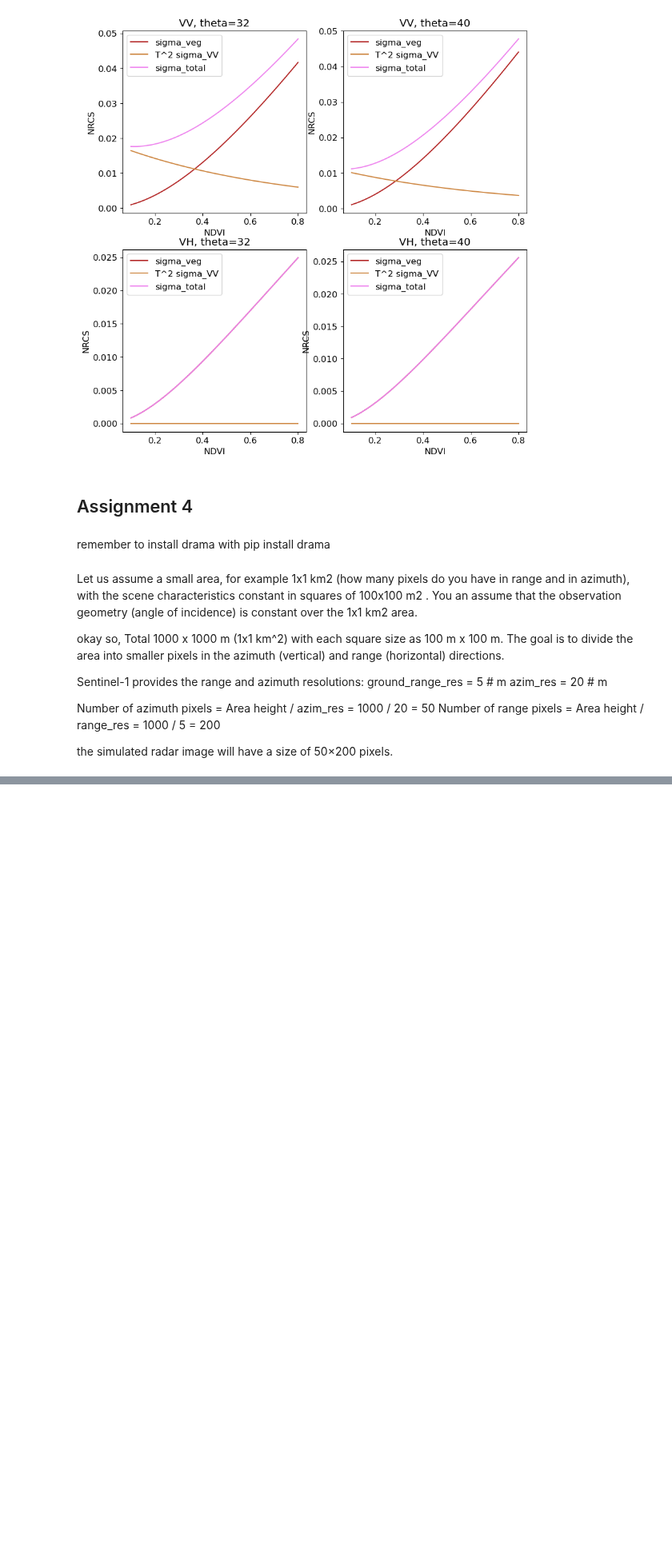
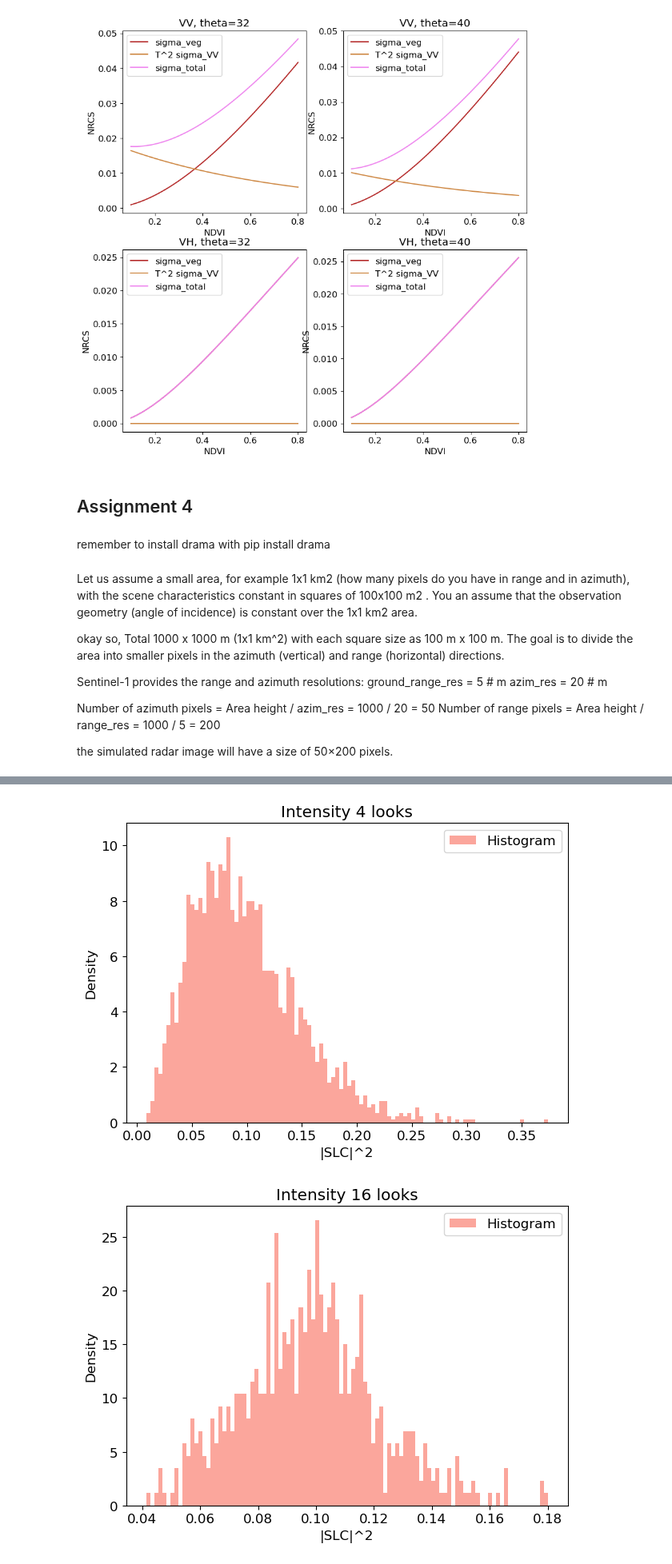
Before and after one commit to debnovalina/PPESO-Practical, a Jupyter notebook: Paco2.ipynb, the cells around one changed output, grey strips where cells are left out. Shown at 80% size. Drawn from its saved outputs; the diff is of its cells as text; code cells hidden in the pictures; blank space fills up the shorter version.

```diff
--- a/Paco2.ipynb
+++ b/Paco2.ipynb
@@ -562,0 +563,30 @@ Intensity Mean: 0.0555, Intensity Std Dev: 0.0793.
+# %%
+# Example SLC data (simulate radar image with speckle)
+np.random.seed(0)  # For reproducibility
+shape = (50, 200)  # 50 rows (azimuth) x 200 columns (range)
+nrcs = 0.1
+slc = np.sqrt(nrcs/2) * (np.random.randn(*shape) + 1j * np.random.randn(*shape))
+
+# Compute the squared amplitude (intensity)
+intensity = np.abs(slc)**2  # Squared amplitude
+
+
+def plot_intensity(intensity, Naz, Nrg):
+    intensity = moving_average(intensity, Naz, Nrg, downsample=True)
+
+    plt.figure()
+    plt.hist(intensity.flatten(), bins=100, density=True, color='salmon', alpha=0.7, label='Histogram')
+    numb_looks = Naz*Nrg
+    plt.title(f'Intensity {numb_looks} looks')
+    plt.xlabel('|SLC|^2')
+    plt.ylabel('Density')
+    plt.legend()
+    plt.tight_layout()
+    plt.show()
+# %%
+plot_intensity(intensity, 1, 4)
+plot_intensity(intensity, 2, 8)
+plot_intensity(intensity, 5, 20)
+# %% [output]
+[figure, added]
+[figure, added]
```
Also changed, not shown: parts of 6 cells of this notebook, 1 other file.
